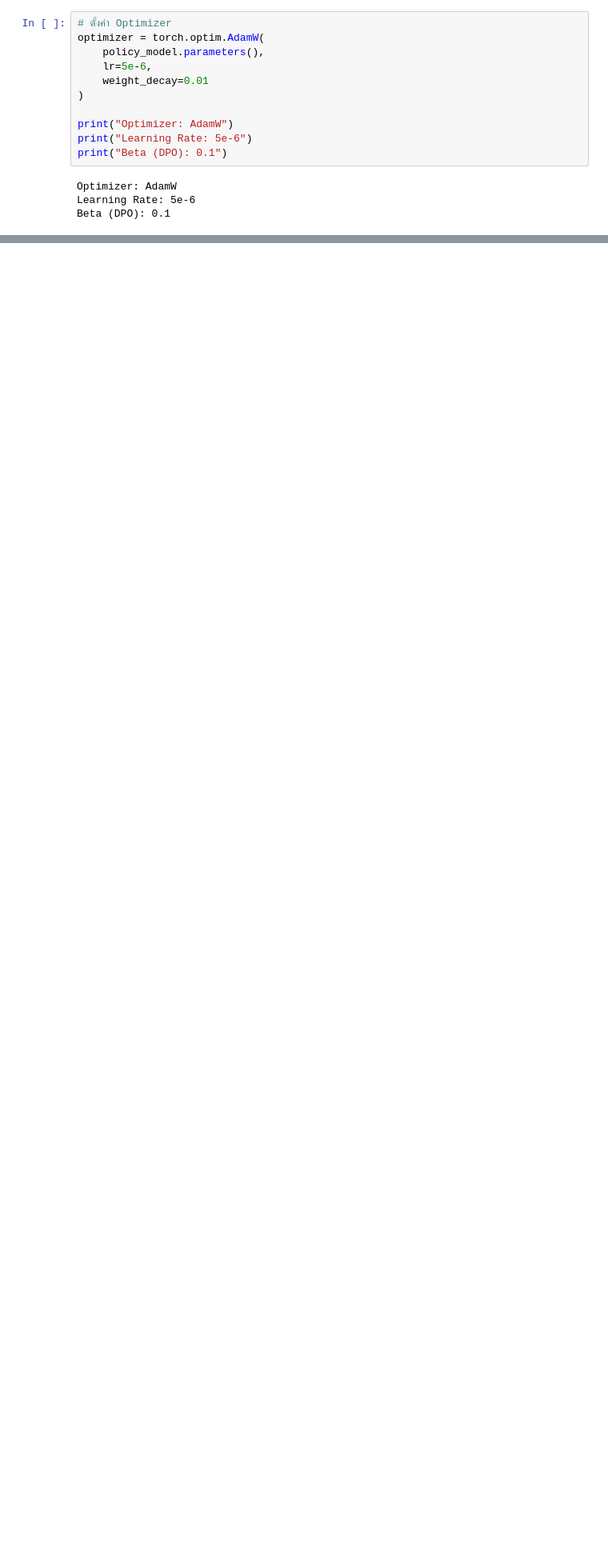
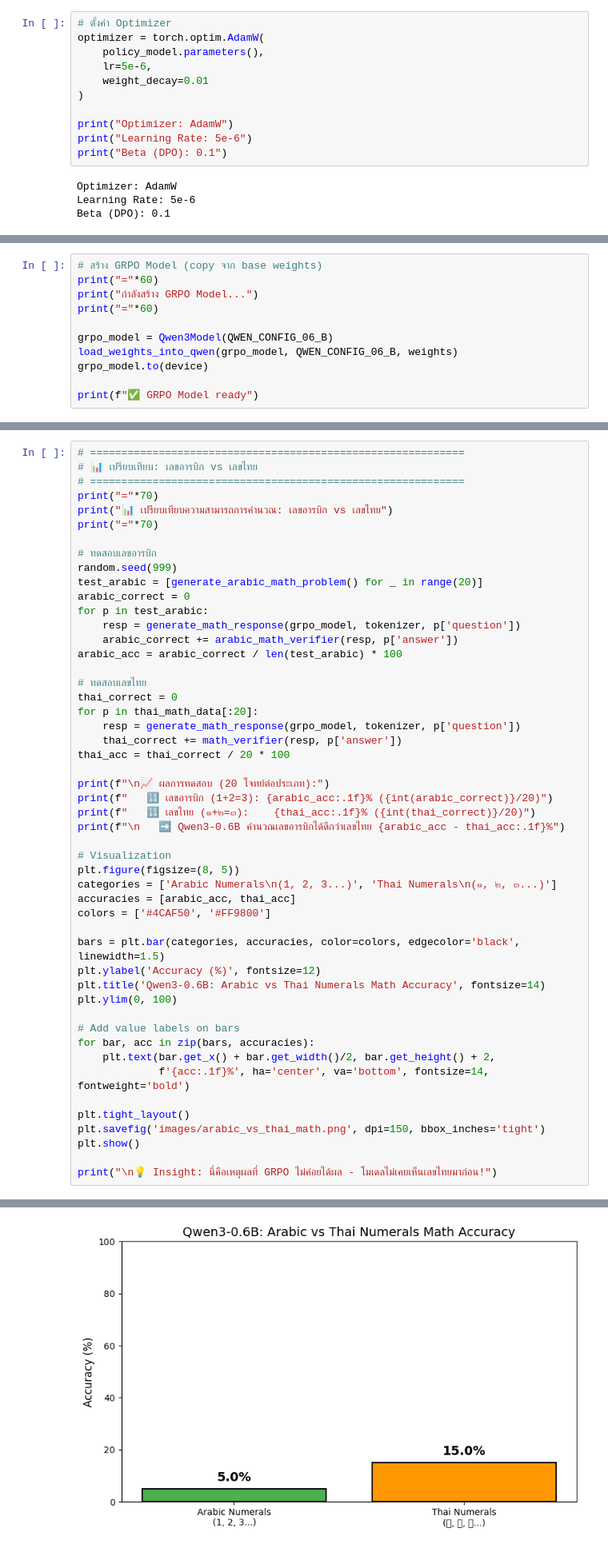
Before and after one commit to kobkrit/thai_preference-tuning-with-dpo, a Jupyter notebook: 01_dpo_from_scratch_thai.ipynb, the cells around one changed output, grey strips where cells are left out. Shown at 80% size. Cells and saved outputs as stored; diff of their text form; blank space fills up the shorter version.

```diff
--- a/01_dpo_from_scratch_thai.ipynb
+++ b/01_dpo_from_scratch_thai.ipynb
@@ -914,0 +1758,11 @@ print("- Reward Margin ควรเพิ่มขึ้น (Thai > Eng)")
+# %%
+# สร้าง GRPO Model (copy จาก base weights)
+print("="*60)
+print("กำลังสร้าง GRPO Model...")
+print("="*60)
+
+grpo_model = Qwen3Model(QWEN_CONFIG_06_B)
+load_weights_into_qwen(grpo_model, QWEN_CONFIG_06_B, weights)
+grpo_model.to(device)
+
+print(f"✅ GRPO Model ready")
@@ -914,0 +2392,51 @@ print("- Reward Margin ควรเพิ่มขึ้น (Thai > Eng)")
+# %%
+# ============================================================
+# 📊 เปรียบเทียบ: เลขอารบิก vs เลขไทย
+# ============================================================
+print("="*70)
+print("📊 เปรียบเทียบความสามารถการคำนวณ: เลขอารบิก vs เลขไทย")
+print("="*70)
+
+# ทดสอบเลขอารบิก
+random.seed(999)
+test_arabic = [generate_arabic_math_problem() for _ in range(20)]
+arabic_correct = 0
+for p in test_arabic:
+    resp = generate_math_response(grpo_model, tokenizer, p['question'])
+    arabic_correct += arabic_math_verifier(resp, p['answer'])
+arabic_acc = arabic_correct / len(test_arabic) * 100
+
+# ทดสอบเลขไทย
+thai_correct = 0
+for p in thai_math_data[:20]:
+    resp = generate_math_response(grpo_model, tokenizer, p['question'])
+    thai_correct += math_verifier(resp, p['answer'])
+thai_acc = thai_correct / 20 * 100
+
+print(f"\n📈 ผลการทดสอบ (20 โจทย์ต่อประเภท):")
+print(f"   🔢 เลขอารบิก (1+2=3): {arabic_acc:.1f}% ({int(arabic_correct)}/20)")
+print(f"   🔢 เลขไทย (๑+๒=๓):    {thai_acc:.1f}% ({int(thai_correct)}/20)")
+print(f"\n   ➡️ Qwen3-0.6B คำนวณเลขอารบิกได้ดีกว่าเลขไทย {arabic_acc - thai_acc:.1f}%")
+
+# Visualization
+plt.figure(figsize=(8, 5))
+categories = ['Arabic Numerals\n(1, 2, 3...)', 'Thai Numerals\n(๑, ๒, ๓...)']
+accuracies = [arabic_acc, thai_acc]
+colors = ['#4CAF50', '#FF9800']
+
+bars = plt.bar(categories, accuracies, color=colors, edgecolor='black', linewidth=1.5)
+plt.ylabel('Accuracy (%)', fontsize=12)
+plt.title('Qwen3-0.6B: Arabic vs Thai Numerals Math Accuracy', fontsize=14)
+plt.ylim(0, 100)
+
+# Add value labels on bars
+for bar, acc in zip(bars, accuracies):
+    plt.text(bar.get_x() + bar.get_width()/2, bar.get_height() + 2,
+             f'{acc:.1f}%', ha='center', va='bottom', fontsize=14, fontweight='bold')
+
+plt.tight_layout()
+plt.savefig('images/arabic_vs_thai_math.png', dpi=150, bbox_inches='tight')
+plt.show()
+
+print("\n💡 Insight: นี่คือเหตุผลที่ GRPO ไม่ค่อยได้ผล - โมเดลไม่เคยเห็นเลขไทยมาก่อน!")
+# %% [output]
@@ -914,0 +2452 @@ print("- Reward Margin ควรเพิ่มขึ้น (Thai > Eng)")
+[figure, added]
```
Also changed, not shown: parts of 58 cells of this notebook, 19 other files.
